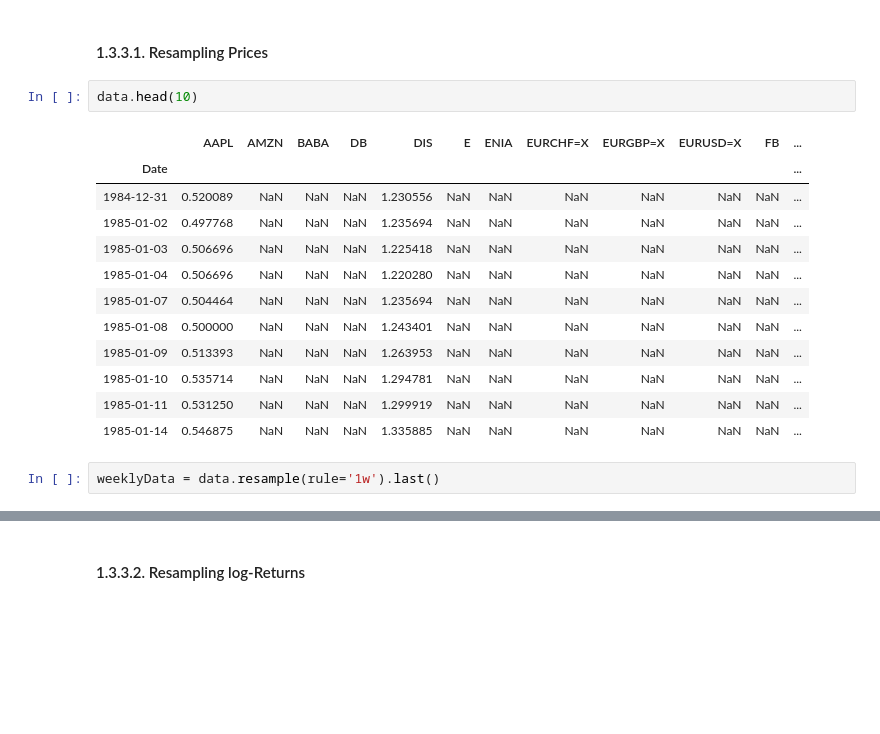
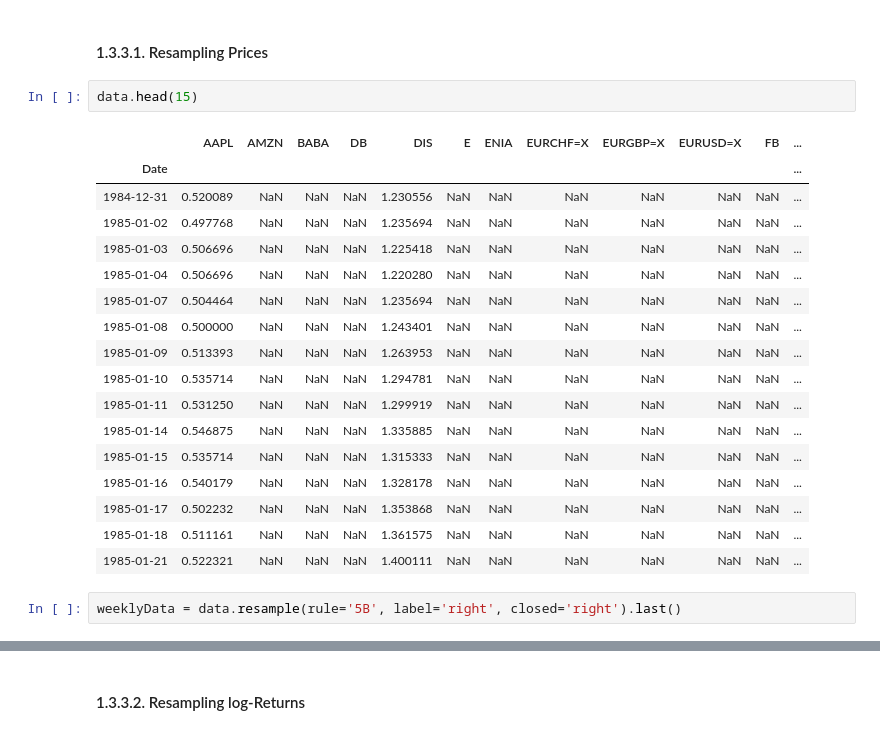
Before and after one commit to gabrielepompa88/IT-For-Business-And-Finance-2019-20, a Jupyter notebook: Notebooks/Data_Analysis___Financial_Time_Series.ipynb, the cells around one changed output, grey strips where cells are left out. Drawn from its saved outputs; the diff is of its cells as text; blank space fills up the shorter version.

```diff
--- a/Notebooks/Data_Analysis___Financial_Time_Series.ipynb
+++ b/Notebooks/Data_Analysis___Financial_Time_Series.ipynb
@@ -763,22 +827,27 @@ array([[<matplotlib.axes._subplots.AxesSubplot object at 0x...>,
 # %% [markdown]
 #### 1.3.3.1. Resampling Prices <a name="resampling-prices"></a>
 # %%
-data.head(10)
+data.head(15)
 # %% [output]
 |  | AAPL | AMZN | BABA | DB | DIS | E | ENIA | EURCHF=X | EURGBP=X | EURUSD=X | FB | ... |
 | Date |  |  |  |  |  |  |  |  |  |  |  | ... |
 | 1984-12-31 | 0.520089 | NaN | NaN | NaN | 1.230556 | NaN | NaN | NaN | NaN | NaN | NaN | ... |
 | 1985-01-02 | 0.497768 | NaN | NaN | NaN | 1.235694 | NaN | NaN | NaN | NaN | NaN | NaN | ... |
 | 1985-01-03 | 0.506696 | NaN | NaN | NaN | 1.225418 | NaN | NaN | NaN | NaN | NaN | NaN | ... |
 | 1985-01-04 | 0.506696 | NaN | NaN | NaN | 1.220280 | NaN | NaN | NaN | NaN | NaN | NaN | ... |
 | 1985-01-07 | 0.504464 | NaN | NaN | NaN | 1.235694 | NaN | NaN | NaN | NaN | NaN | NaN | ... |
 | 1985-01-08 | 0.500000 | NaN | NaN | NaN | 1.243401 | NaN | NaN | NaN | NaN | NaN | NaN | ... |
 | 1985-01-09 | 0.513393 | NaN | NaN | NaN | 1.263953 | NaN | NaN | NaN | NaN | NaN | NaN | ... |
 | 1985-01-10 | 0.535714 | NaN | NaN | NaN | 1.294781 | NaN | NaN | NaN | NaN | NaN | NaN | ... |
 | 1985-01-11 | 0.531250 | NaN | NaN | NaN | 1.299919 | NaN | NaN | NaN | NaN | NaN | NaN | ... |
 | 1985-01-14 | 0.546875 | NaN | NaN | NaN | 1.335885 | NaN | NaN | NaN | NaN | NaN | NaN | ... |
+| 1985-01-15 | 0.535714 | NaN | NaN | NaN | 1.315333 | NaN | NaN | NaN | NaN | NaN | NaN | ... |
+| 1985-01-16 | 0.540179 | NaN | NaN | NaN | 1.328178 | NaN | NaN | NaN | NaN | NaN | NaN | ... |
+| 1985-01-17 | 0.502232 | NaN | NaN | NaN | 1.353868 | NaN | NaN | NaN | NaN | NaN | NaN | ... |
+| 1985-01-18 | 0.511161 | NaN | NaN | NaN | 1.361575 | NaN | NaN | NaN | NaN | NaN | NaN | ... |
+| 1985-01-21 | 0.522321 | NaN | NaN | NaN | 1.400111 | NaN | NaN | NaN | NaN | NaN | NaN | ... |
 # %%
-weeklyData = data.resample(rule='1w').last()
+weeklyData = data.resample(rule='5B', label='right', closed='right').last()
 # %%
 weeklyData.head()
 # %% [output]
```
Also changed, not shown: parts of 30 cells of this notebook.
